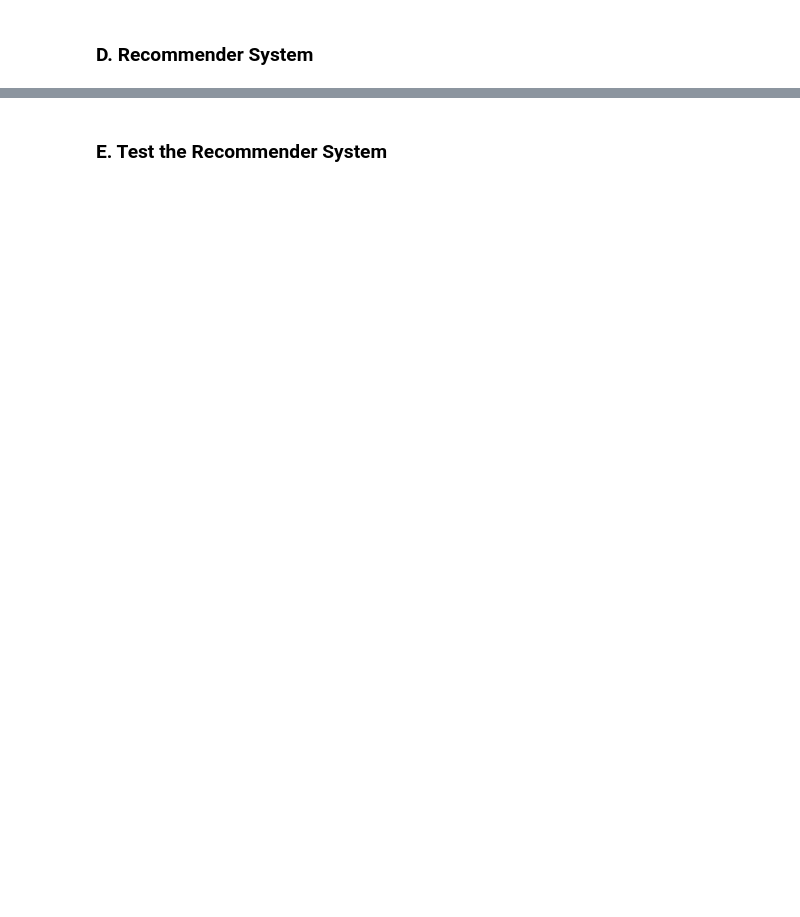
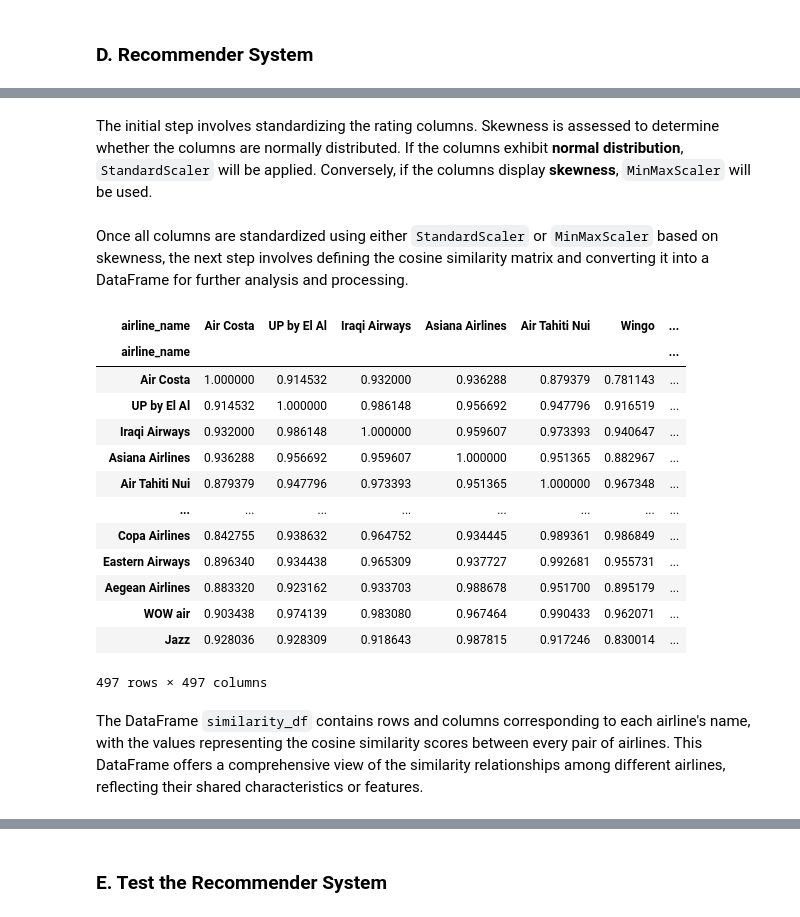
Before and after one commit to FTDS-assignment-bay/p2-final-project-flightbuddy, a Jupyter notebook: final_project_recsys.ipynb, the cells around one changed output, grey strips where cells are left out. Saved outputs shown, nothing was run; the diff lists cells and outputs as text; code cells hidden in the pictures; blank space fills up the shorter version.

```diff
--- a/final_project_recsys.ipynb
+++ b/final_project_recsys.ipynb
@@ -103,0 +218,50 @@ def get_similar_airlines(airline, n_recommendations=5):
+# %% [markdown]
+The initial step involves standardizing the rating columns. Skewness is assessed to determine whether the columns are normally distributed. If the columns exhibit **normal distribution**, `StandardScaler` will be applied. Conversely, if the columns display **skewness**, `MinMaxScaler` will be used.
+# %%
+# Define the rating columns
+rating_columns = ['avg_seat_comfort', 'avg_cabin_staff_service', 'avg_food_beverages', 'avg_ground_service',
+                  'avg_inflight_entertainment', 'avg_wifi_connectivity', 'avg_value_for_money']
+
+# Check skewness
+skewness = df[rating_columns].apply(lambda x: skew(x))
+skewness = skewness[abs(skewness) > 0.5]
+
+# Initialize scaler variable
+scaler = None
+
+# Check if there are columns with significant skewness
+if skewness.empty:
+    scaler = StandardScaler()  # Use StandardScaler if no significant skewness
+else:
+    scaler = MinMaxScaler()  # Use MinMaxScaler if significant skewness is present
+
+# Normalize the data using the selected scaler
+normalized_data = scaler.fit_transform(df[rating_columns])
+# %% [markdown]
+Once all columns are standardized using either `StandardScaler` or `MinMaxScaler` based on skewness, the next step involves defining the cosine similarity matrix and converting it into a DataFrame for further analysis and processing.
+# %%
+# Compute cosine similarity
+similarity_matrix = cosine_similarity(normalized_data)
+
+# Convert the similarity matrix to a DataFrame
+similarity_df = pd.DataFrame(similarity_matrix, index=df['airline_name'], columns=df['airline_name'])
+
+# Display the DataFrame
+similarity_df
+# %% [output]
+| airline_name | Air Costa | UP by El Al | Iraqi Airways | Asiana Airlines | Air Tahiti Nui | Wingo | ... |
+| airline_name |  |  |  |  |  |  | ... |
+| Air Costa | 1.000000 | 0.914532 | 0.932000 | 0.936288 | 0.879379 | 0.781143 | ... |
+| UP by El Al | 0.914532 | 1.000000 | 0.986148 | 0.956692 | 0.947796 | 0.916519 | ... |
+| Iraqi Airways | 0.932000 | 0.986148 | 1.000000 | 0.959607 | 0.973393 | 0.940647 | ... |
+| Asiana Airlines | 0.936288 | 0.956692 | 0.959607 | 1.000000 | 0.951365 | 0.882967 | ... |
+| Air Tahiti Nui | 0.879379 | 0.947796 | 0.973393 | 0.951365 | 1.000000 | 0.967348 | ... |
+| ... | ... | ... | ... | ... | ... | ... | ... |
+| Copa Airlines | 0.842755 | 0.938632 | 0.964752 | 0.934445 | 0.989361 | 0.986849 | ... |
+| Eastern Airways | 0.896340 | 0.934438 | 0.965309 | 0.937727 | 0.992681 | 0.955731 | ... |
+| Aegean Airlines | 0.883320 | 0.923162 | 0.933703 | 0.988678 | 0.951700 | 0.895179 | ... |
+| WOW air | 0.903438 | 0.974139 | 0.983080 | 0.967464 | 0.990433 | 0.962071 | ... |
+| Jazz | 0.928036 | 0.928309 | 0.918643 | 0.987815 | 0.917246 | 0.830014 | ... |
+497 rows × 497 columns
+# %% [markdown]
+The DataFrame `similarity_df` contains rows and columns corresponding to each airline's name, with the values representing the cosine similarity scores between every pair of airlines. This DataFrame offers a comprehensive view of the similarity relationships among different airlines, reflecting their shared characteristics or features.
```
Also changed, not shown: parts of 31 cells of this notebook, 4 other files.
